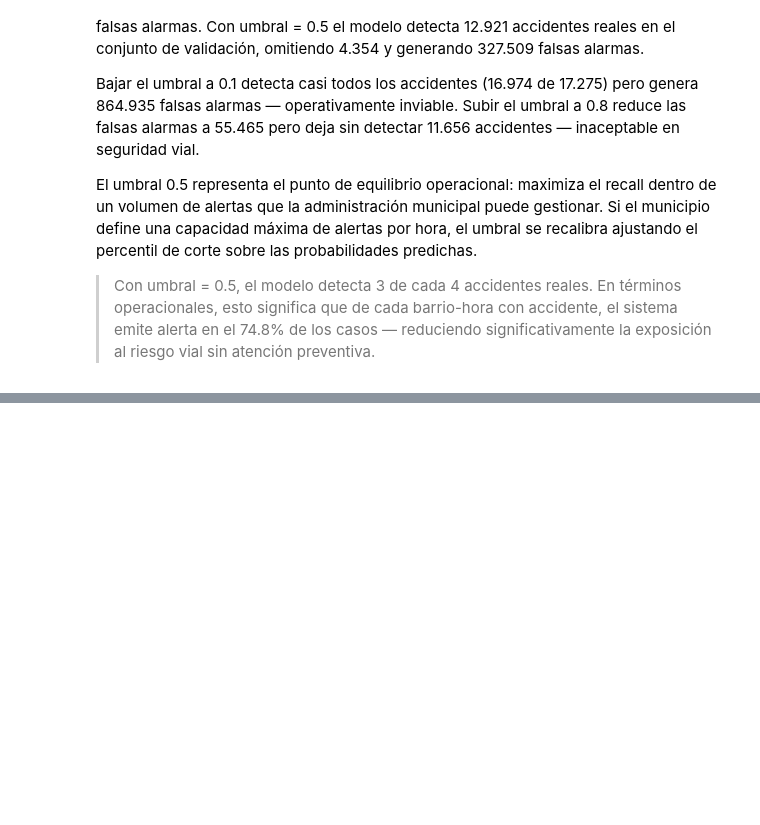
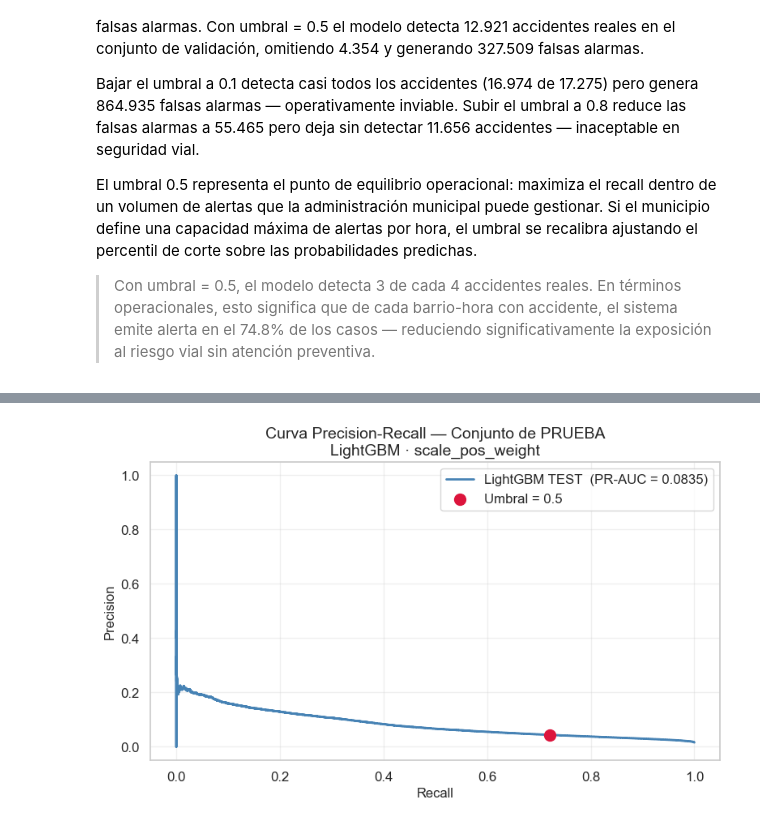
Before and after one commit to SaraMR9/AprendizajeAutomatico, a Jupyter notebook: Notebook.ipynb, the cells around one changed output, grey strips where cells are left out. Drawn from its saved outputs; the diff is of its cells as text; code cells hidden in the pictures; blank space fills up the shorter version.

```diff
--- a/Notebook.ipynb
+++ b/Notebook.ipynb
@@ -3851,0 +3932,22 @@ El umbral 0.5 representa el punto de equilibrio operacional: maximiza el recall
+# %%
+# ── Curva Precision-Recall sobre TEST ────────────────────────────────────────
+precisions_t, recalls_t, thresholds_t = precision_recall_curve(y_test, y_prob_test)
+
+fig, ax = plt.subplots(figsize=(8, 5))
+ax.plot(recalls_t, precisions_t, color='steelblue', linewidth=2,
+        label=f'LightGBM TEST  (PR-AUC = {pr_auc_test:.4f})')
+
+# Punto correspondiente al umbral 0.5
+idx_umbral = (thresholds_t >= UMBRAL_FINAL).argmax()
+ax.scatter(recalls_t[idx_umbral], precisions_t[idx_umbral],
+           s=100, zorder=5, color='crimson', label=f'Umbral = {UMBRAL_FINAL}')
+
+ax.set_xlabel('Recall')
+ax.set_ylabel('Precision')
+ax.set_title('Curva Precision-Recall — Conjunto de PRUEBA\nLightGBM · scale_pos_weight')
+ax.legend()
+ax.grid(alpha=0.3)
+plt.tight_layout()
+plt.show()
+# %% [output]
+[figure, added]
```
Also changed, not shown: parts of 22 cells of this notebook.
